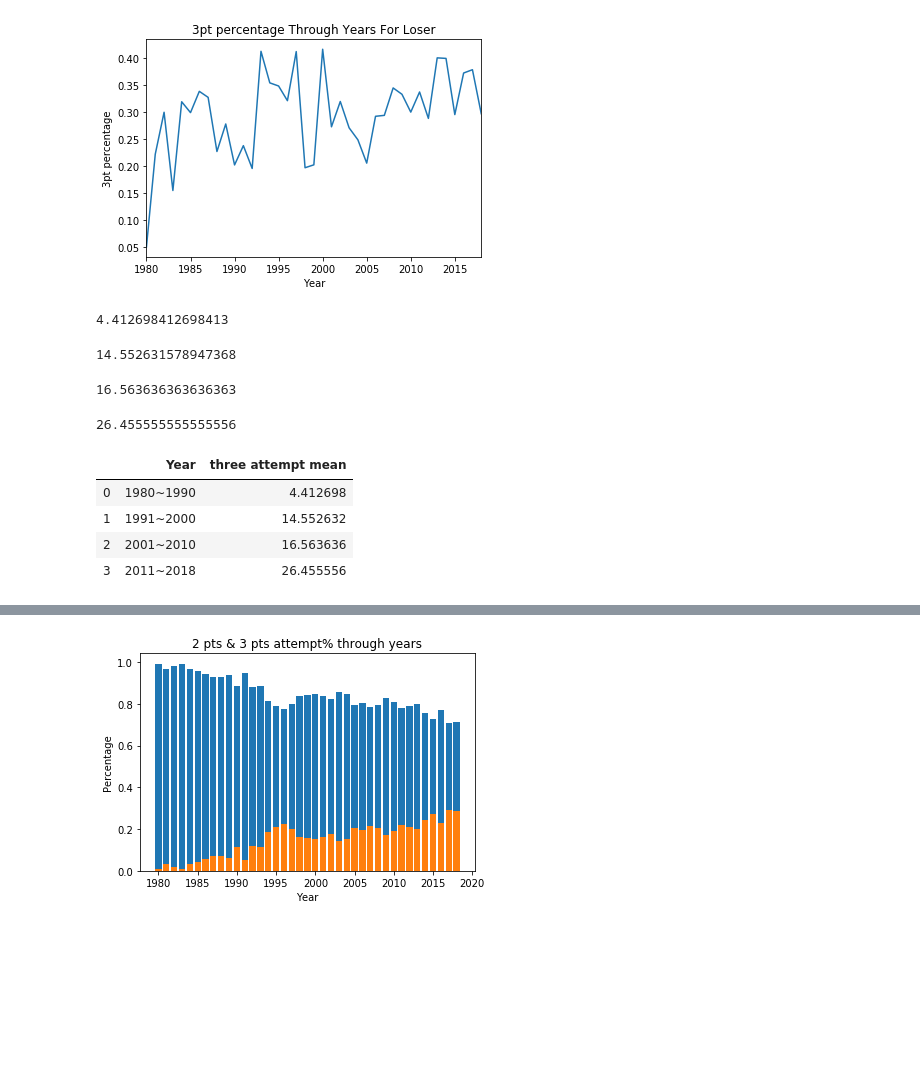
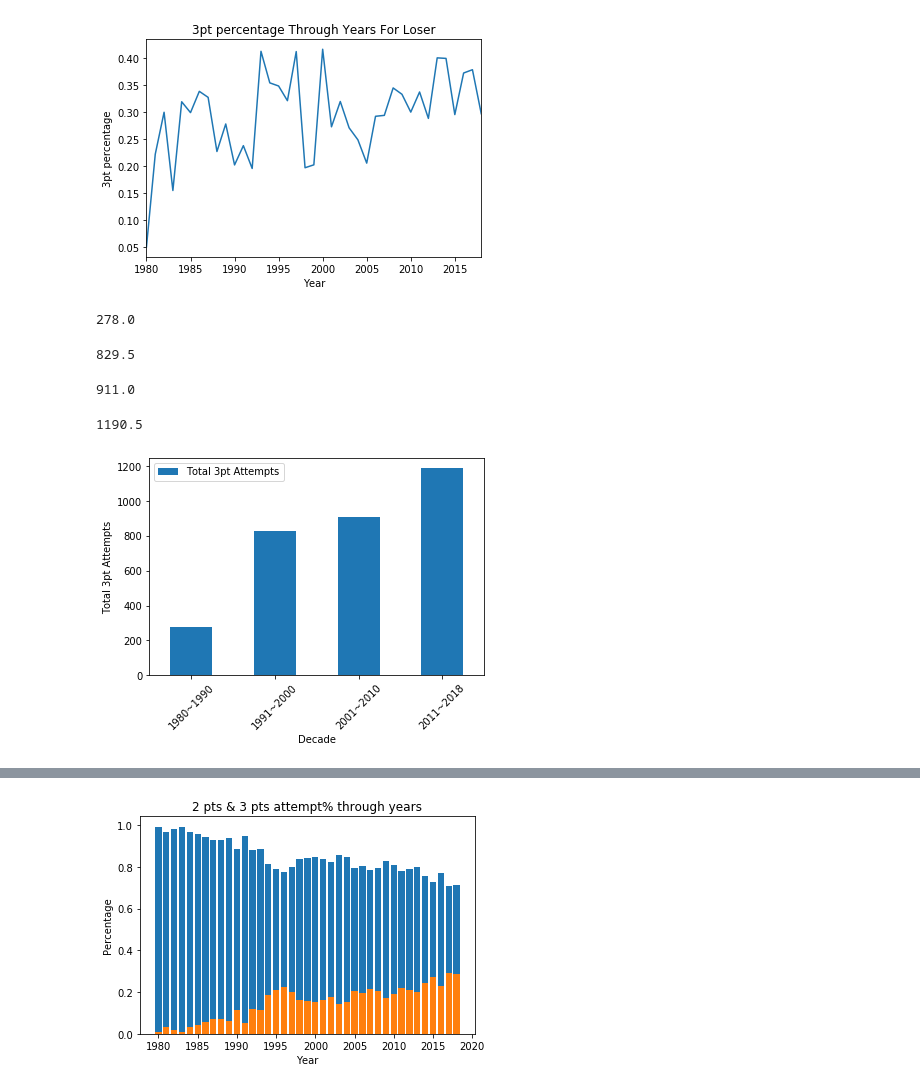
Before and after one commit to stevenluk/NBA-2pt-vs-3pt, a Jupyter notebook: MVP/Notebooks/NBA 2pt vs 3pt.ipynb, the cells around one changed output, grey strips where cells are left out. Drawn from its saved outputs; the diff is of its cells as text; code cells hidden in the pictures; blank space fills up the shorter version.

```diff
--- a/MVP/Notebooks/NBA 2pt vs 3pt.ipynb
+++ b/MVP/Notebooks/NBA 2pt vs 3pt.ipynb
@@ -194,59 +203,62 @@ eighty_winner=winner_filter.loc[(winner_filter["Year"]>=1980) & (winner_filter["
 ninety_winner=winner_filter.loc[(winner_filter["Year"]>1990) & (winner_filter["Year"]<=2000)]
 thousand_winner=winner_filter.loc[(winner_filter["Year"]>2000) & (winner_filter["Year"]<=2010)]
 ten_winner=winner_filter.loc[(winner_filter["Year"]>2010) & (winner_filter["Year"]<=2018)]
-eighty_winner_attempt=eighty_winner["TPA"].mean()
-ninety_winner_attempt=ninety_winner["TPA"].mean()
-thousand_winner_attempt=thousand_winner["TPA"].mean()
-ten_winner_attempt=ten_winner["TPA"].mean()
+eighty_winner_attempt=eighty_winner["TPA"].sum()
+ninety_winner_attempt=ninety_winner["TPA"].sum()
+thousand_winner_attempt=thousand_winner["TPA"].sum()
+ten_winner_attempt=ten_winner["TPA"].sum()
 # %%
 #loser 3pt attempt by decades
 eighty_loser=loser_filter.loc[(loser_filter["Year"]>=1980) & (loser_filter["Year"]<=1990)]
 ninety_loser=loser_filter.loc[(loser_filter["Year"]>1990) & (loser_filter["Year"]<=2000)]
 thousand_loser=loser_filter.loc[(loser_filter["Year"]>2000) & (loser_filter["Year"]<=2010)]
 ten_loser=loser_filter.loc[(loser_filter["Year"]>2010) & (loser_filter["Year"]<=2018)]
-eighty_loser_attempt=eighty_loser["TPA"].mean()
-ninety_loser_attempt=ninety_loser["TPA"].mean()
-thousand_loser_attempt=thousand_loser["TPA"].mean()
-ten_loser_attempt=ten_loser["TPA"].mean()
+eighty_loser_attempt=eighty_loser["TPA"].sum()
+ninety_loser_attempt=ninety_loser["TPA"].sum()
+thousand_loser_attempt=thousand_loser["TPA"].sum()
+ten_loser_attempt=ten_loser["TPA"].sum()
 # %%
 #1980~1990 mean
 eighty_attempt_mean=(eighty_winner_attempt+eighty_loser_attempt)/2
 eighty_attempt_mean
 # %% [output]
-4.412698412698413
+278.0
 # %%
 #1990~2000 mean
 ninety_attempt_mean=(ninety_winner_attempt+ninety_loser_attempt)/2
 ninety_attempt_mean
 # %% [output]
-14.552631578947368
+829.5
 # %%
 #2000~2010 mean
 thousand_attempt_mean=(thousand_winner_attempt+thousand_loser_attempt)/2
 thousand_attempt_mean
 # %% [output]
-16.563636363636363
+911.0
 # %%
 #2010~2018 mean
 ten_attempt_mean=(ten_winner_attempt+ten_loser_attempt)/2
 ten_attempt_mean
 # %% [output]
-26.455555555555556
+1190.5
 # %%
 #3pt attempt dataframe
 three_attempt_decade_mean=[eighty_attempt_mean,ninety_attempt_mean,thousand_attempt_mean,ten_attempt_mean]
 three_attempt_decade_mean
 
 decade=["1980~1990","1991~2000","2001~2010","2011~2018"]
 
 decade_data_attempt=pd.DataFrame({"Year":decade,"three attempt mean":three_attempt_decade_mean,})
-decade_data_attempt
+decade_data_attempt_new=decade_data_attempt.set_index('Year')
+
+decade_data_attempt_new.plot(kind='bar')
+plt.xlabel("Decade")
+plt.ylabel("Total 3pt Attempts")
+plt.legend(["Total 3pt Attempts"])
+plt.xticks(rotation=45)
+plt.show()
 # %% [output]
-|  | Year | three attempt mean |
-| 0 | 1980~1990 | 4.412698 |
-| 1 | 1991~2000 | 14.552632 |
-| 2 | 2001~2010 | 16.563636 |
-| 3 | 2011~2018 | 26.455556 |
+[figure, added]
 # %%
 #winner 3pt percentage by decades
 eighty_winner=winner_filter.loc[(winner_filter["Year"]>=1980) & (winner_filter["Year"]<=1990)]
```
Also changed, not shown: parts of 8 cells of this notebook, 1 other file.
